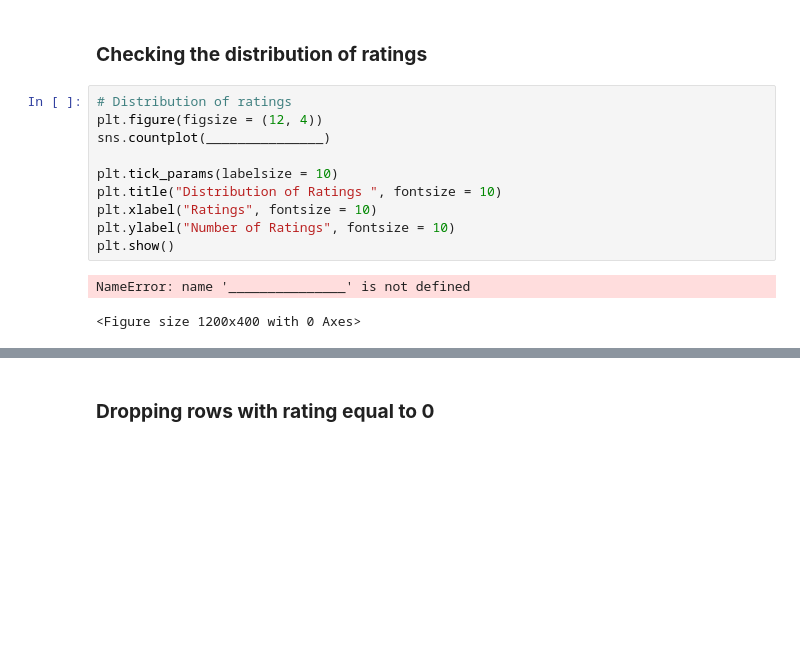
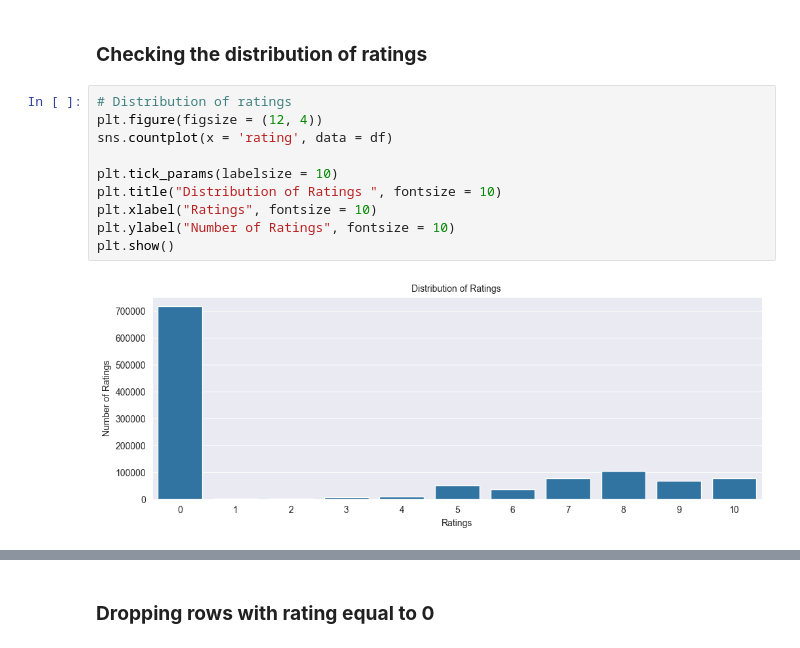
Before and after one commit to garretreichenbach/MIT-Projects, a Jupyter notebook: Recommendation Systems/Book Recommendation Assignment/Book Recommendation Assignment.ipynb, the cells around one changed output, grey strips where cells are left out. Drawn from its saved outputs; the diff is of its cells as text; blank space fills up the shorter version.

```diff
--- a/Recommendation Systems/Book Recommendation Assignment/Book Recommendation Assignment.ipynb
+++ b/Recommendation Systems/Book Recommendation Assignment/Book Recommendation Assignment.ipynb
@@ -177,14 +175,13 @@ df['book_id']= df['book_id'].astype(str)
 # %%
 # Distribution of ratings
 plt.figure(figsize = (12, 4))
-sns.countplot(_______________)
+sns.countplot(x = 'rating', data = df)
 
 plt.tick_params(labelsize = 10)
 plt.title("Distribution of Ratings ", fontsize = 10)
 plt.xlabel("Ratings", fontsize = 10)
 plt.ylabel("Number of Ratings", fontsize = 10)
 plt.show()
 # %% [output]
-NameError: name '_______________' is not defined
-<Figure size 1200x400 with 0 Axes>
+[figure, added]
 # %% [markdown]
```
Also changed, not shown: parts of 25 cells of this notebook, 1 other file.
